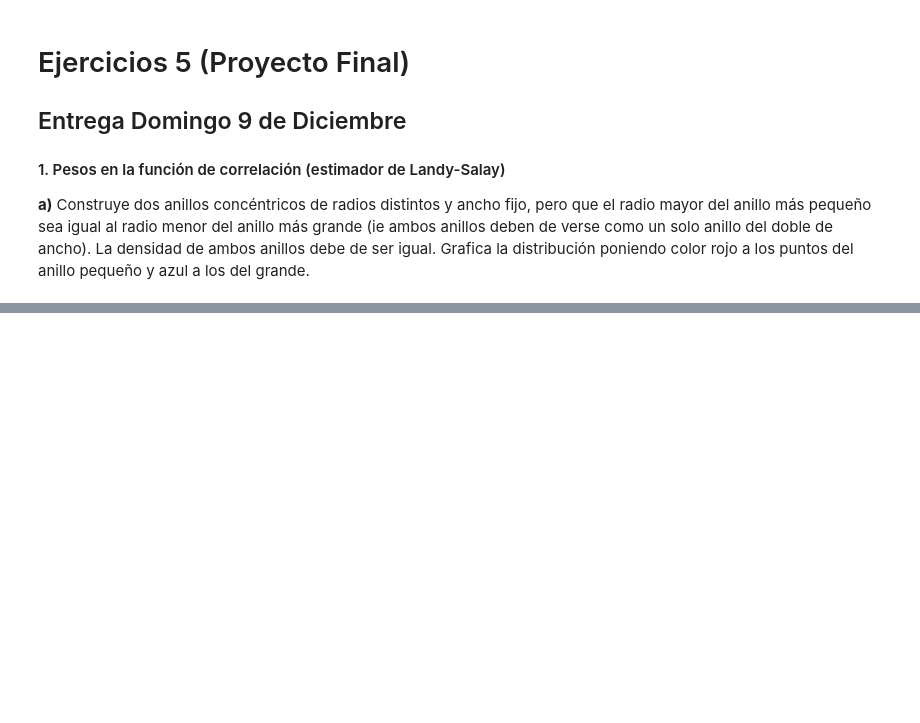
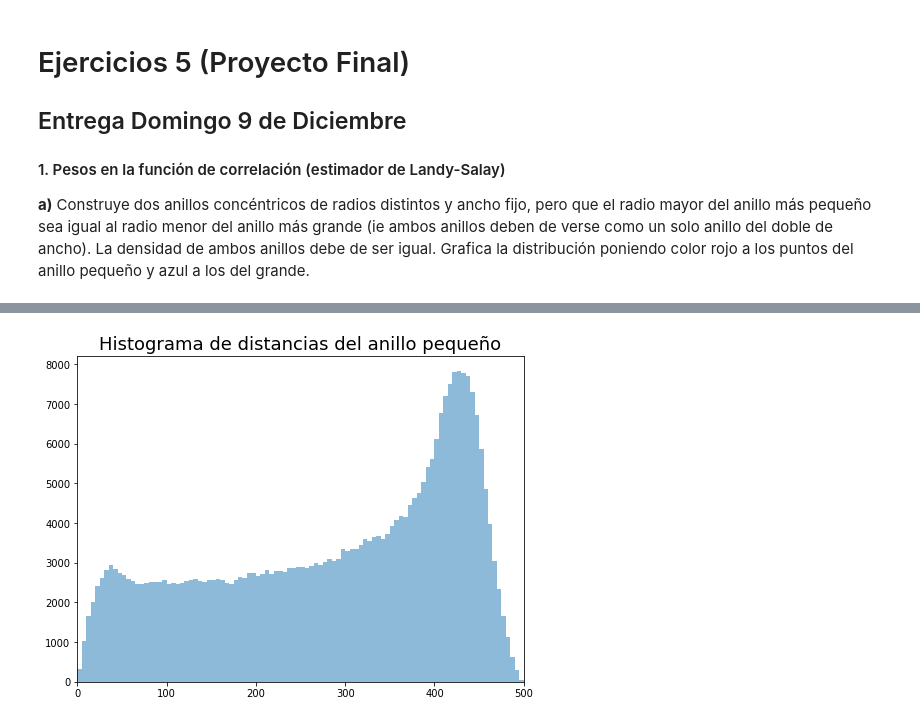
Before and after one commit to CosmoStats/cosmostats2018-Pagutri, a Jupyter notebook: 2daParte/Ejercicio5/ejercicios5.ipynb, the cells around one changed output, grey strips where cells are left out. Saved outputs shown, nothing was run; the diff lists cells and outputs as text; code cells hidden in the pictures; blank space fills up the shorter version.

```diff
--- a/2daParte/Ejercicio5/ejercicios5.ipynb
+++ b/2daParte/Ejercicio5/ejercicios5.ipynb
@@ -33,0 +62,12 @@ plt.gca().set_aspect('equal')
+# %%
+dist_peq, hist_peq = distros.save_hist(x_peq, y_peq, box_size, bin_size)
+frec_peq = hist_peq[0]
+bins_peq = hist_peq[1]
+bins_peq = bins_peq[:-1]
+# %%
+plt.figure(figsize = (8, 6))
+plt.hist(dist_peq, bins = bins_peq, alpha = 0.5);
+plt.xlim([0.0, 2.0 * r_co])
+plt.title('Histograma de distancias del anillo pequeño', fontsize = 18);
+# %% [output]
+[figure, added]
```
Also changed, not shown: parts of 13 cells of this notebook, 1 other file.
